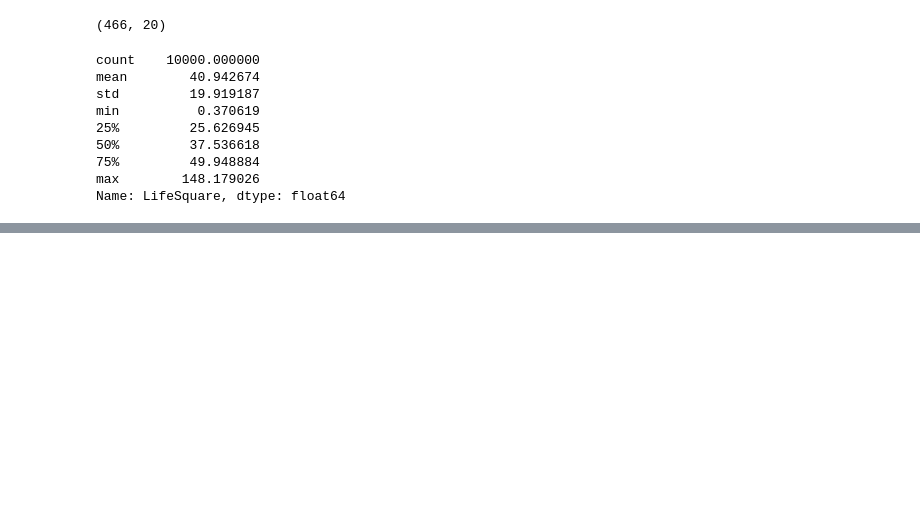
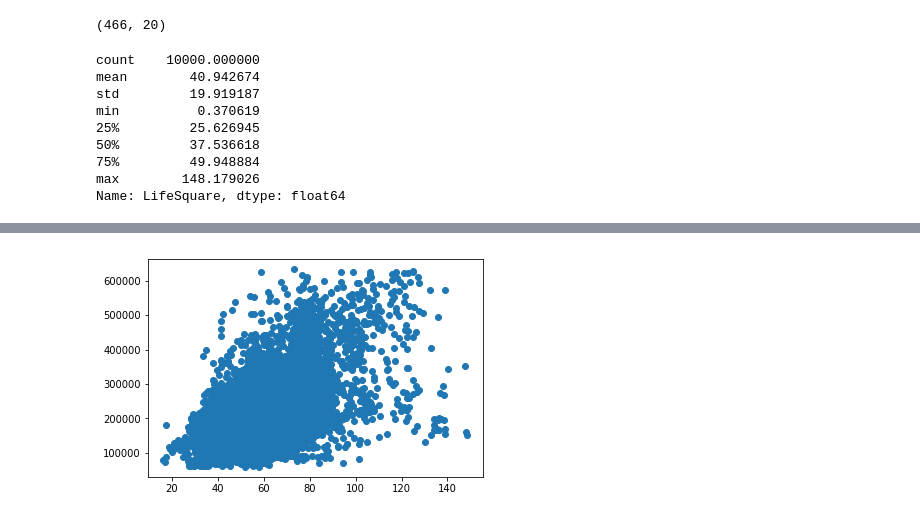
Before and after one commit to MoriMorou/GB_Python, a Jupyter notebook: Data_Science/Project/project.ipynb, the cells around one changed output, grey strips where cells are left out. Cells and saved outputs as stored; diff of their text form; code cells hidden in the pictures; blank space fills up the shorter version.

```diff
--- a/Data_Science/Project/project.ipynb
+++ b/Data_Science/Project/project.ipynb
@@ -502,0 +529,4 @@ Name: LifeSquare, dtype: float64
+# %%
+plt.scatter(data.loc[data['Square'] < 250, 'Square'], data.loc[data['Square'] < 250, 'Price']);
+# %% [output]
+[figure, added]
```
Also changed, not shown: parts of 34 cells of this notebook, 2 other files.
